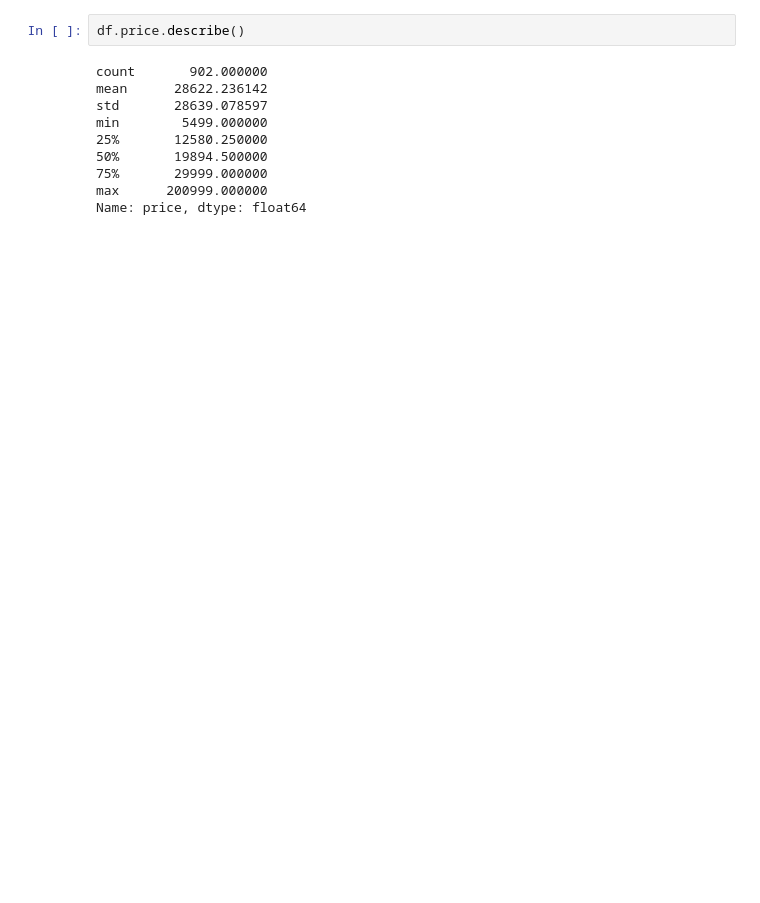
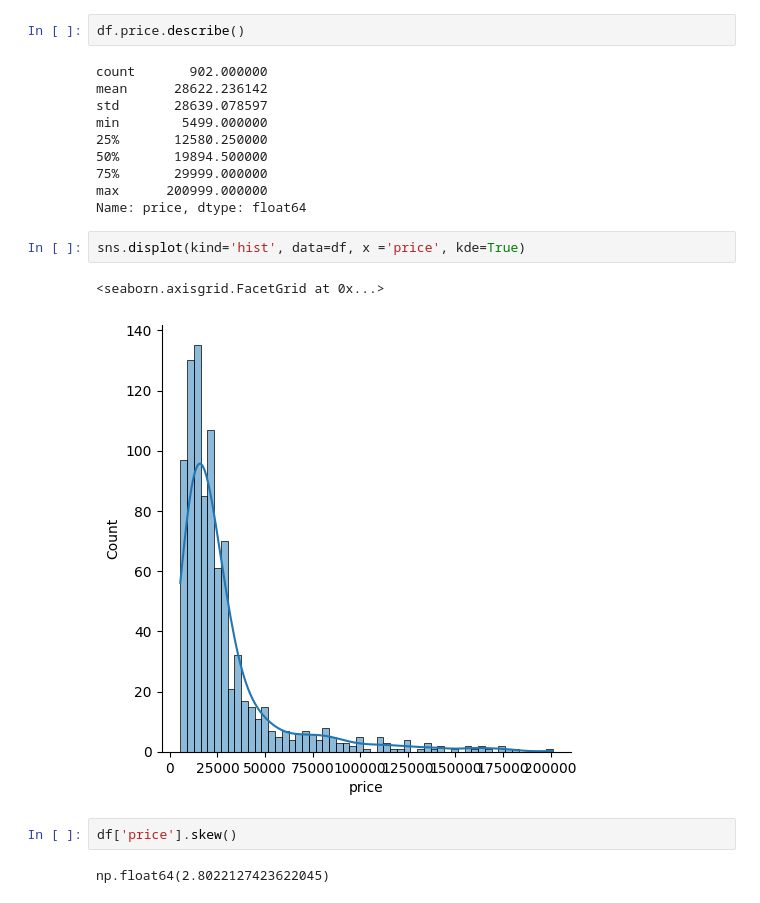
Before and after one commit to Apurba1903/phone_data_ws, a Jupyter notebook: smartprix_data_eda.ipynb, the cells around one changed output. Saved outputs shown, nothing was run; the diff lists cells and outputs as text; blank space fills up the shorter version.

```diff
--- a/smartprix_data_eda.ipynb
+++ b/smartprix_data_eda.ipynb
@@ -59,3 +63,12 @@ min        5499.000000
 75%       29999.000000
 max      200999.000000
 Name: price, dtype: float64
+# %%
+sns.displot(kind='hist', data=df, x ='price', kde=True)
+# %% [output]
+<seaborn.axisgrid.FacetGrid at 0x...>
+[figure, added]
+# %%
+df['price'].skew()
+# %% [output]
+np.float64(2.8022127423622045)
```
Also changed, not shown: parts of 20 cells of this notebook.
